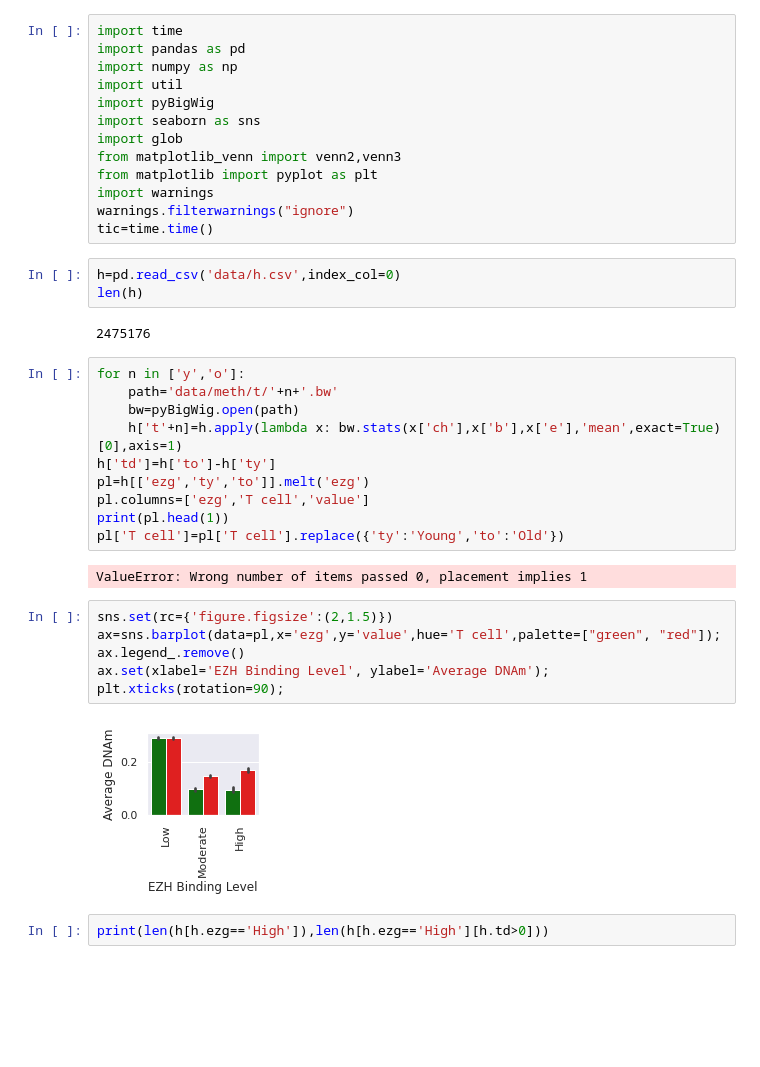
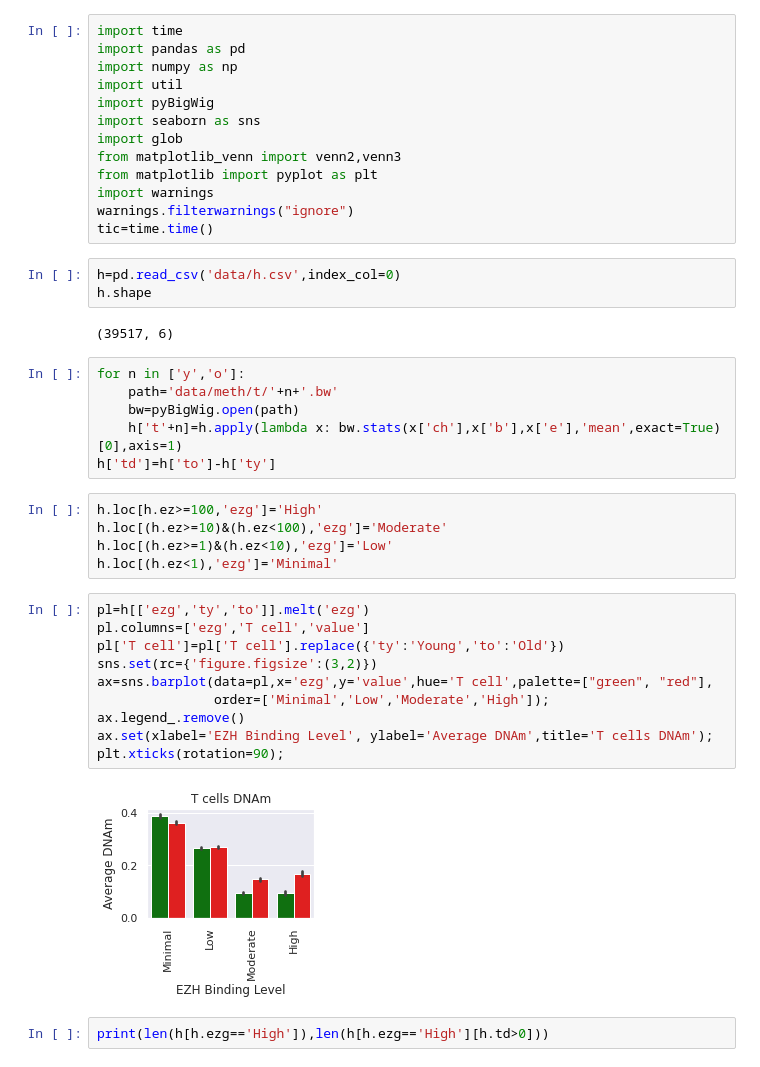
Before and after one commit to moqri/emi, a Jupyter notebook: 03 wg.ipynb, the cells around one changed output. Drawn from its saved outputs; the diff is of its cells as text; blank space fills up the shorter version.

```diff
--- a/03 wg.ipynb
+++ b/03 wg.ipynb
@@ -13,29 +13,32 @@ warnings.filterwarnings("ignore")
 tic=time.time()
 # %%
 h=pd.read_csv('data/h.csv',index_col=0)
-len(h)
+h.shape
 # %% [output]
-2475176
+(39517, 6)
 # %%
 for n in ['y','o']:
     path='data/meth/t/'+n+'.bw'
     bw=pyBigWig.open(path)
     h['t'+n]=h.apply(lambda x: bw.stats(x['ch'],x['b'],x['e'],'mean',exact=True)[0],axis=1)
 h['td']=h['to']-h['ty']
-pl=h[['ezg','ty','to']].melt('ezg')
-pl.columns=['ezg','T cell','value']
-print(pl.head(1))
-pl['T cell']=pl['T cell'].replace({'ty':'Young','to':'Old'})
-# %% [output]
-ValueError: Wrong number of items passed 0, placement implies 1
+# %%
+h.loc[h.ez>=100,'ezg']='High'
+h.loc[(h.ez>=10)&(h.ez<100),'ezg']='Moderate'
+h.loc[(h.ez>=1)&(h.ez<10),'ezg']='Low'
+h.loc[(h.ez<1),'ezg']='Minimal'
 # %%
-sns.set(rc={'figure.figsize':(2,1.5)})
-ax=sns.barplot(data=pl,x='ezg',y='value',hue='T cell',palette=["green", "red"]);
+pl=h[['ezg','ty','to']].melt('ezg')
+pl.columns=['ezg','T cell','value']
+pl['T cell']=pl['T cell'].replace({'ty':'Young','to':'Old'})
+sns.set(rc={'figure.figsize':(3,2)})
+ax=sns.barplot(data=pl,x='ezg',y='value',hue='T cell',palette=["green", "red"],
+               order=['Minimal','Low','Moderate','High']);
 ax.legend_.remove()
-ax.set(xlabel='EZH Binding Level', ylabel='Average DNAm');
+ax.set(xlabel='EZH Binding Level', ylabel='Average DNAm',title='T cells DNAm');
 plt.xticks(rotation=90);
 # %% [output]
-[figure, old version]
+[figure, new version]
 # %%
 print(len(h[h.ezg=='High']),len(h[h.ezg=='High'][h.td>0]))
 # %% [output]
```
Also changed, not shown: parts of 11 cells of this notebook, 6 other files.
